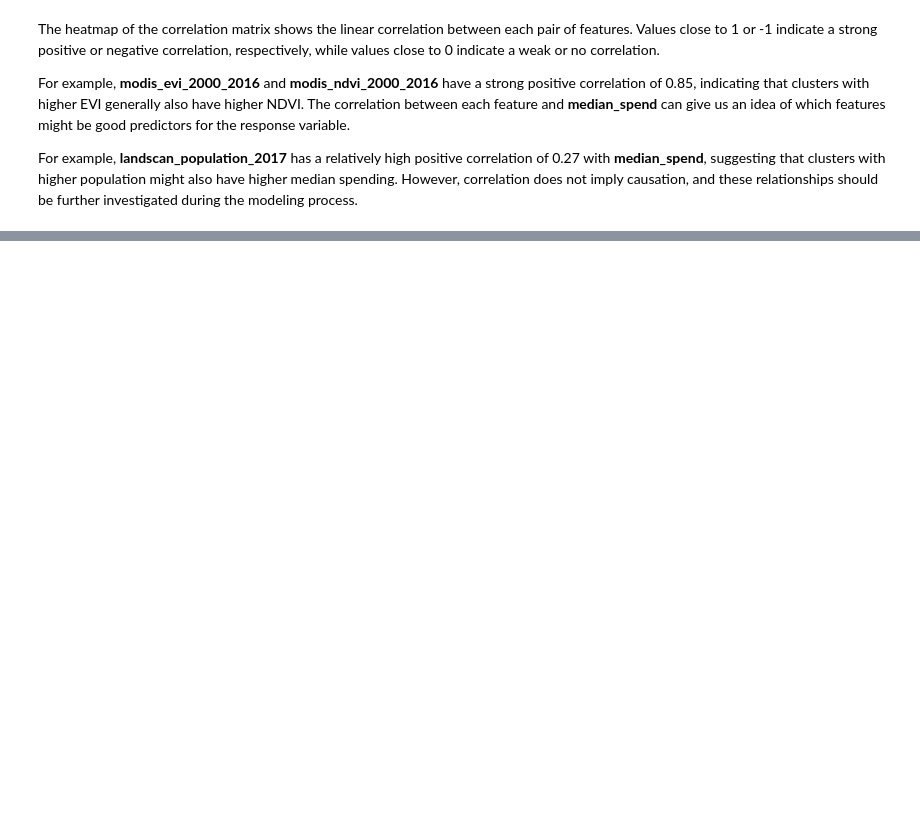
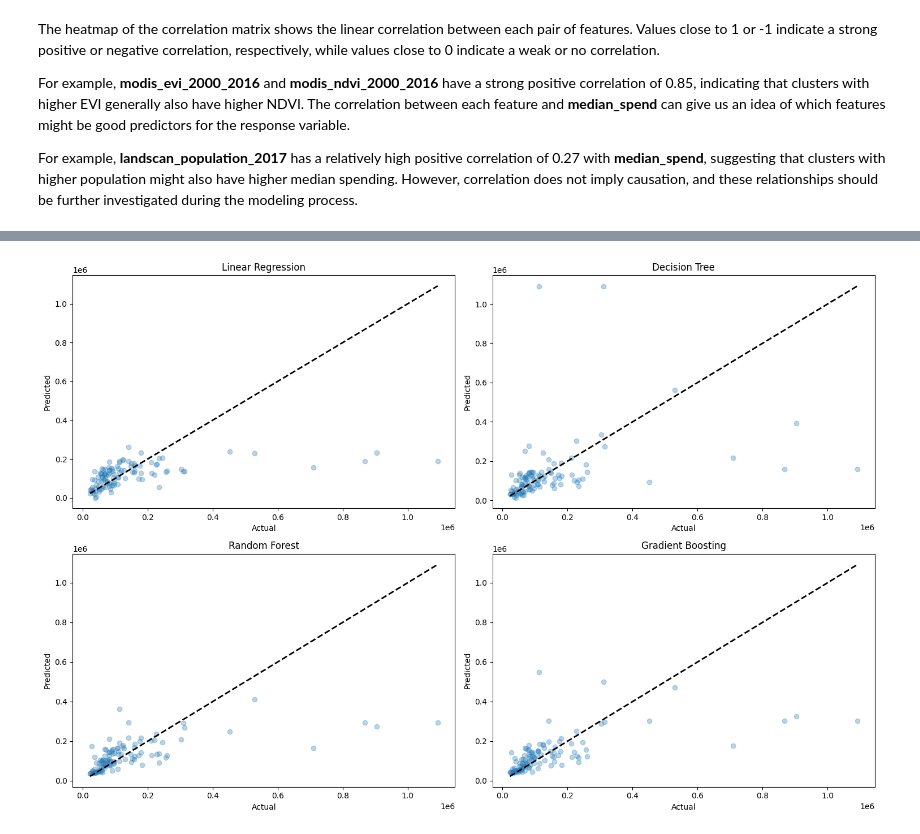
Before and after one commit to joeperrotta/Machine-Learning-with-Python, a Jupyter notebook: Fraym_interview.ipynb, the cells around one changed output, grey strips where cells are left out. Saved outputs shown, nothing was run; the diff lists cells and outputs as text; code cells hidden in the pictures; blank space fills up the shorter version.

```diff
--- a/Fraym_interview.ipynb
+++ b/Fraym_interview.ipynb
@@ -132,0 +146,79 @@ The map provides some interesting insights:
+# %%
+from sklearn.model_selection import train_test_split
+from sklearn.preprocessing import StandardScaler
+
+# Separate the features (X) from the target (y)
+X = data.drop(columns=["median_spend"])
+y = data["median_spend"]
+
+# Split the data into training set and test set
+X_train, X_test, y_train, y_test = train_test_split(X, y, test_size=0.2, random_state=42)
+
+# Standardize the features
+scaler = StandardScaler()
+X_train_scaled = scaler.fit_transform(X_train)
+X_test_scaled = scaler.transform(X_test)
+
+# Convert the standardized features back to DataFrame for easier handling
+X_train_scaled = pd.DataFrame(X_train_scaled, columns=X_train.columns)
+X_test_scaled = pd.DataFrame(X_test_scaled, columns=X_test.columns)
+
+# Drop the unnecessary columns
+#data = data.drop(columns=["Unnamed: 0", "lat", "long"])
+
+# Check for missing values
+missing_values = data.isnull().sum()
+missing_values[missing_values > 0]
+
+
+from sklearn.linear_model import LinearRegression
+from sklearn.tree import DecisionTreeRegressor
+from sklearn.ensemble import RandomForestRegressor, GradientBoostingRegressor
+from sklearn.metrics import mean_absolute_error, r2_score
+
+# Initialize the models
+models = [
+    ("Linear Regression", LinearRegression()),
+    ("Decision Tree", DecisionTreeRegressor(random_state=42)),
+    ("Random Forest", RandomForestRegressor(random_state=42)),
+    ("Gradient Boosting", GradientBoostingRegressor(random_state=42))
+]
+
+# Fit the models and evaluate their performance
+results = []
+
+for name, model in models:
+    # Fit the model
+    model.fit(X_train_scaled, y_train)
+
+    # Predict on the test set
+    y_pred = model.predict(X_test_scaled)
+
+    # Compute the performance metrics
+    mae = mean_absolute_error(y_test, y_pred)
+    r2 = r2_score(y_test, y_pred)
+
+    results.append((name, mae, r2))
+
+# Convert the results to a DataFrame for easier viewing
+results_df = pd.DataFrame(results, columns=["Model", "MAE", "R^2"])
+print(results_df)
+
+import matplotlib.pyplot as plt
+
+fig, axs = plt.subplots(2, 2, figsize=(15, 10))
+
+axs = axs.ravel()
+
+for i, (name, model) in enumerate(models):
+    y_pred = model.predict(X_test_scaled)
+
+    axs[i].scatter(y_test, y_pred, alpha=0.3)
+    axs[i].plot([y_test.min(), y_test.max()], [y_test.min(), y_test.max()], 'k--', lw=2)
+    axs[i].set_xlabel('Actual')
+    axs[i].set_ylabel('Predicted')
+    axs[i].set_title(name)
+
+plt.tight_layout()
+plt.show()
+# %% [output]
@@ -132,0 +230 @@ The map provides some interesting insights:
+[figure, added]
```
Also changed, not shown: parts of 13 cells of this notebook.
